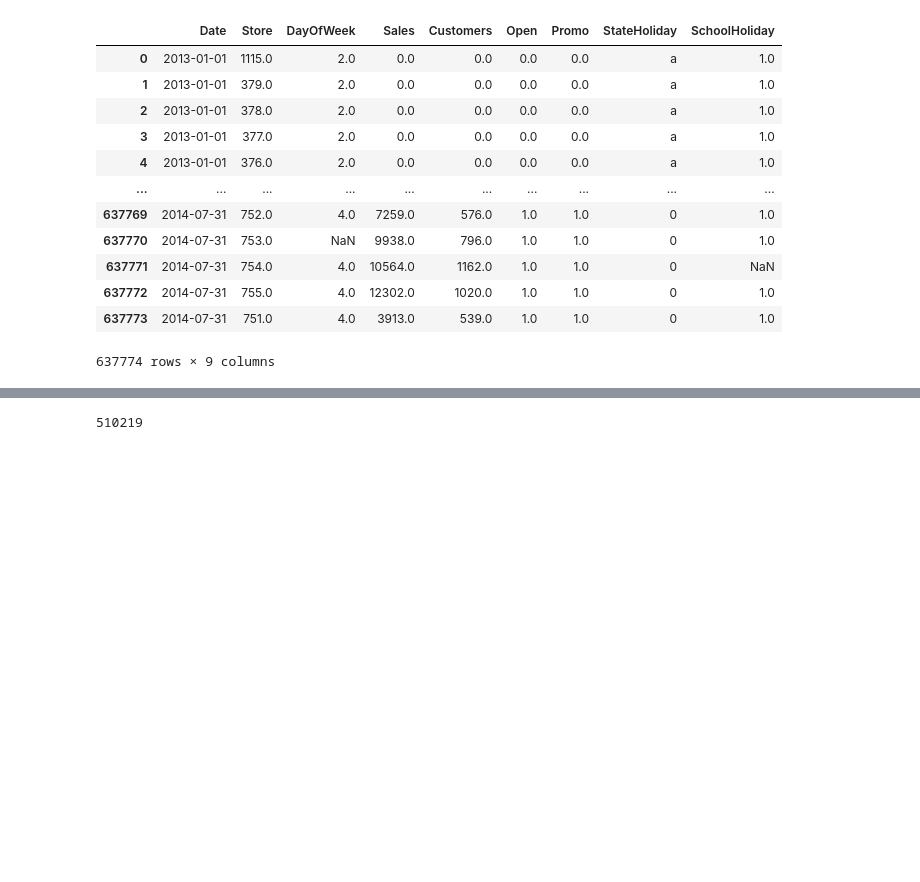
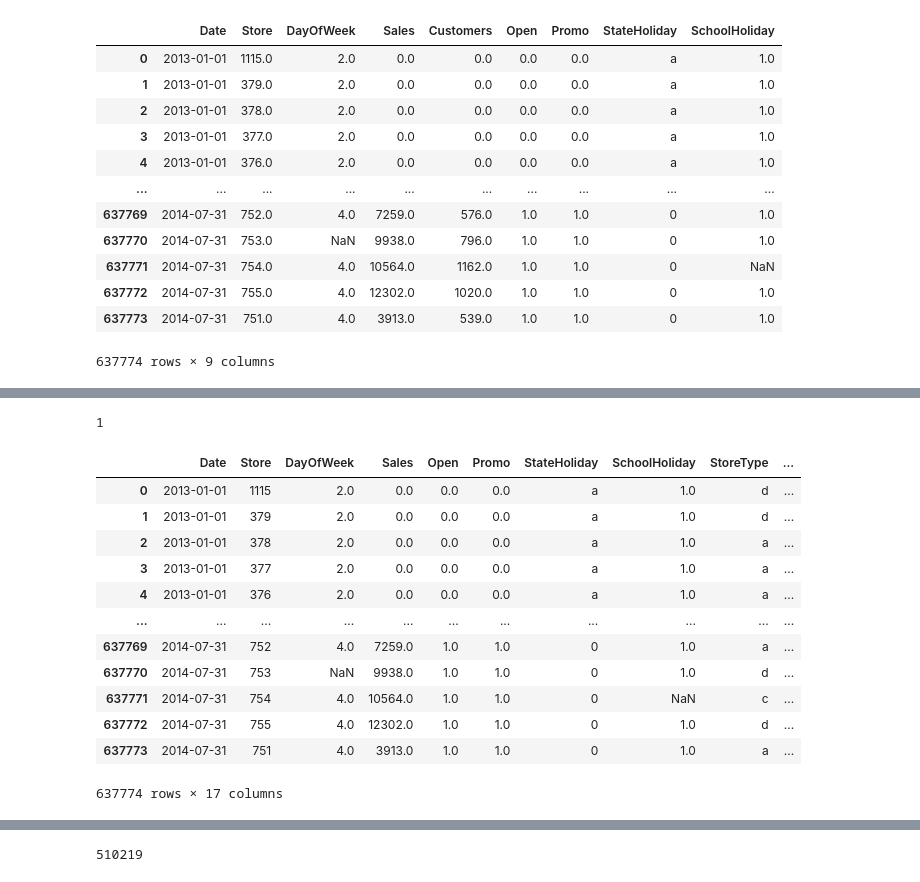
Before and after one commit to cverst/minicomp, a Jupyter notebook: Exploratory.ipynb, the cells around one changed output, grey strips where cells are left out. Cells and saved outputs as stored; diff of their text form; code cells hidden in the pictures; blank space fills up the shorter version.

```diff
--- a/Exploratory.ipynb
+++ b/Exploratory.ipynb
@@ -25,0 +68,6 @@ train_data.drop("Customers", axis=1, inplace=True)
+# %%
+# There's NaNs in the store ID
+
+store_data.loc[:, "Store"].min()
+# %% [output]
+1
@@ -26,3 +80,19 @@ train_data.drop("Customers", axis=1, inplace=True)
+# %%
+merged_data
+# %% [output]
+|  | Date | Store | DayOfWeek | Sales | Open | Promo | StateHoliday | SchoolHoliday | StoreType | ... |
+| 0 | 2013-01-01 | 1115 | 2.0 | 0.0 | 0.0 | 0.0 | a | 1.0 | d | ... |
+| 1 | 2013-01-01 | 379 | 2.0 | 0.0 | 0.0 | 0.0 | a | 1.0 | d | ... |
+| 2 | 2013-01-01 | 378 | 2.0 | 0.0 | 0.0 | 0.0 | a | 1.0 | a | ... |
+| 3 | 2013-01-01 | 377 | 2.0 | 0.0 | 0.0 | 0.0 | a | 1.0 | a | ... |
+| 4 | 2013-01-01 | 376 | 2.0 | 0.0 | 0.0 | 0.0 | a | 1.0 | a | ... |
+| ... | ... | ... | ... | ... | ... | ... | ... | ... | ... | ... |
+| 637769 | 2014-07-31 | 752 | 4.0 | 7259.0 | 1.0 | 1.0 | 0 | 1.0 | a | ... |
+| 637770 | 2014-07-31 | 753 | NaN | 9938.0 | 1.0 | 1.0 | 0 | 1.0 | d | ... |
+| 637771 | 2014-07-31 | 754 | 4.0 | 10564.0 | 1.0 | 1.0 | 0 | NaN | c | ... |
+| 637772 | 2014-07-31 | 755 | 4.0 | 12302.0 | 1.0 | 1.0 | 0 | 1.0 | d | ... |
+| 637773 | 2014-07-31 | 751 | 4.0 | 3913.0 | 1.0 | 1.0 | 0 | 1.0 | a | ... |
+637774 rows × 17 columns
 # %%
 from sklearn.model_selection import train_test_split
 
```
Also changed, not shown: parts of 8 cells of this notebook, 1 other file.
